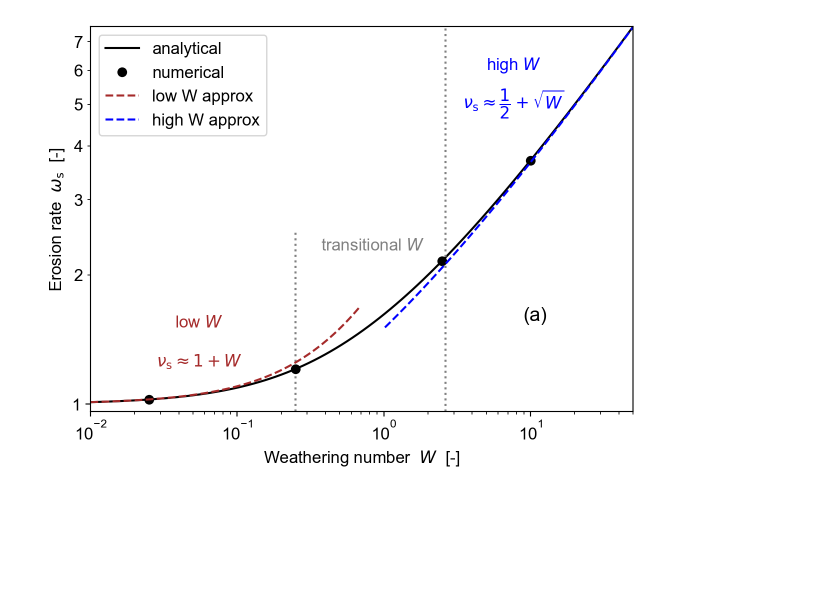
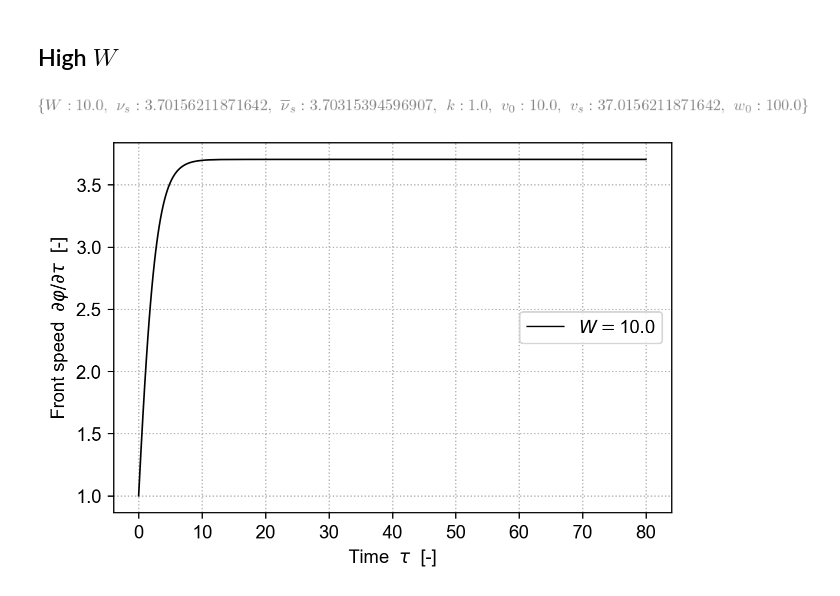
Before and after one commit to cstarkjp/WMBE, a Jupyter notebook: notebooks/Simulation.ipynb, the cells around one changed output. Drawn from its saved outputs; the diff is of its cells as text; code cells hidden in the pictures; blank space fills up the shorter version.

Commit message:
Major refactoring of plot methods

```diff
--- a/notebooks/Simulation.ipynb
+++ b/notebooks/Simulation.ipynb
@@ -194,8 +25,28 @@ wmbe.plot.plot_weakness_steadystate_W(fig_weakness_steadystate, wmbe_model,
-# %%
-fig_weakness_steadystate_subfiga = wmbe.plot.create_figure("weakness_steadystate_subfiga")
-nus_solns_list = [ew_lowW,ew_lowTransW,ew_highTransW,ew_highW]
-wmbe.plot.plot_weakness_steadystate_W(fig_weakness_steadystate, wmbe_model,
-                    do_loglog=True, nus_solns_list=nus_solns_list,
-                    text_label="(a)")
-# %% [output]
-[figure, removed]
+# %%
+model = WeatheringMediatedErosion()
+viz = Viz(dpi=120,)
+# %% [markdown]
+## High $W$
+# %%
+parameters = {
+    w_0: np.float64(100),
+    v_0: np.float64(10),
+    k:   np.float64(1)
+}
+numbers = {
+    chi_domain_size: 20.0,
+    tau_domain_size: 80.0,
+    Delta_chi      : 0.005,
+    Delta_tau      : 0.005
+}
+ew_highW = ErosionWeathering(parameters, numbers)
+ew_highW.numbers
+ew_highW.solve()
+ew_highW.parameters
+# %% [output]
+[figure, added]
+# %%
+name = "highW_frontspeed_evolution"
+viz.frontspeed_evolution(name, ew=ew_highW)
+# %% [output]
+[figure, added]
```
Also changed, not shown: parts of 60 cells of this notebook, 9 other files.
